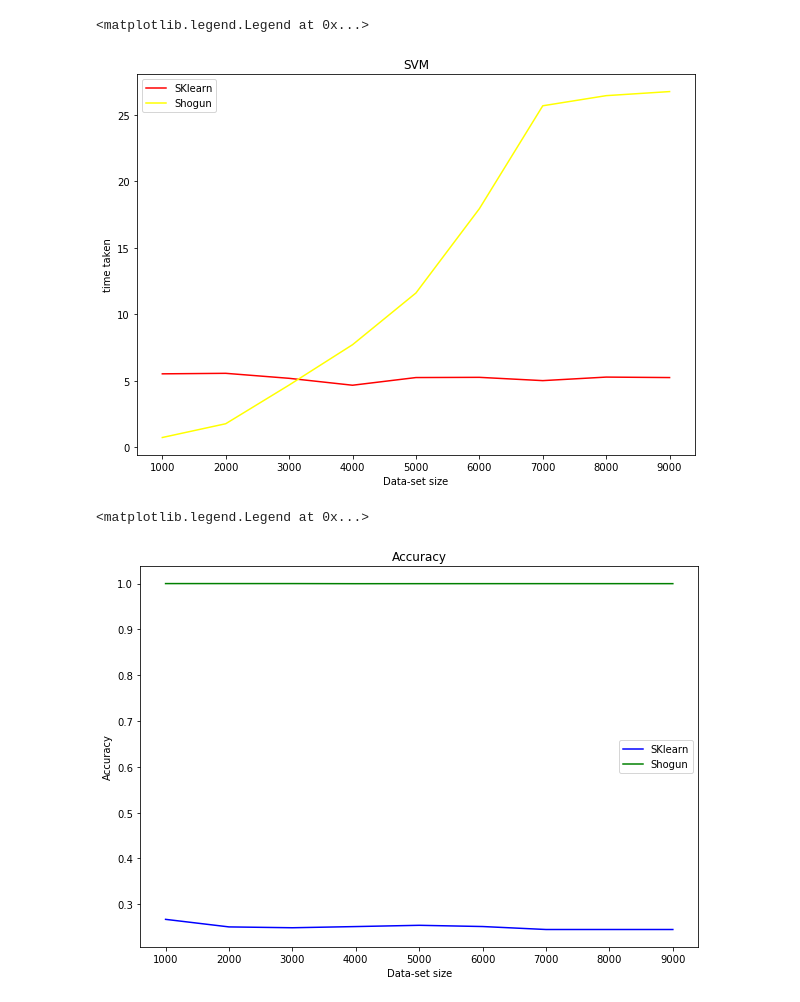
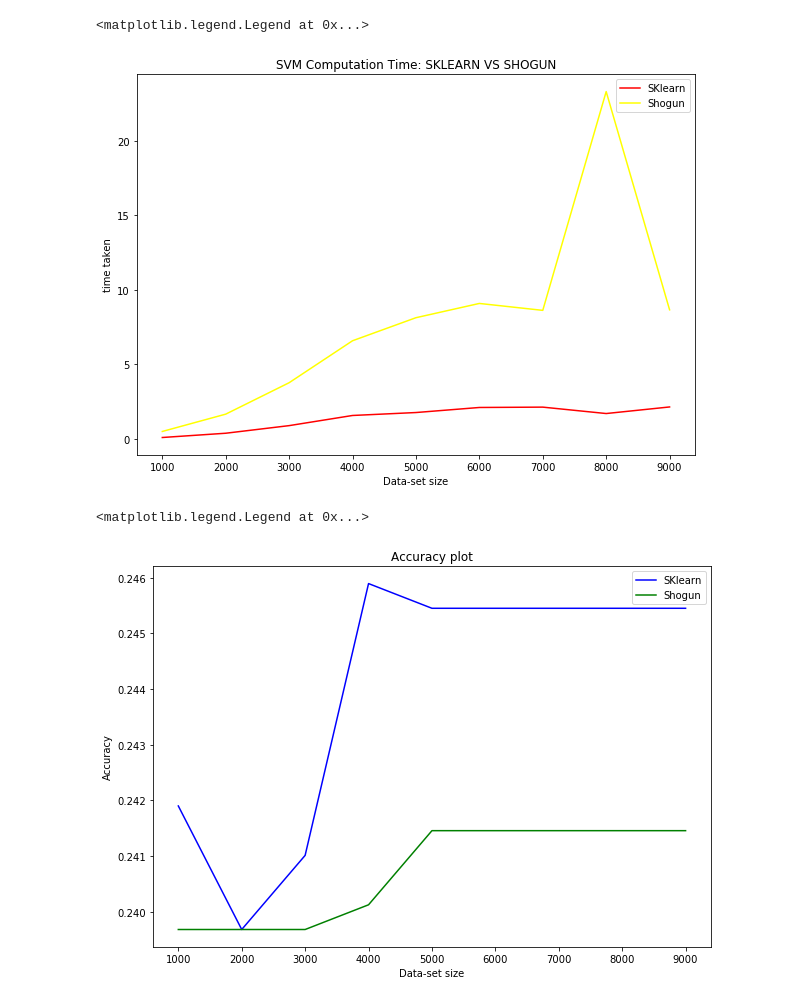
Before and after one commit to NanuSai/shogun-benchmarks, a Jupyter notebook: notebooks/SVM.ipynb, the cells around one changed output. Saved outputs shown, nothing was run; the diff lists cells and outputs as text; code cells hidden in the pictures.

Commit message:
Add Accuracy SVM

```diff
--- a/notebooks/SVM.ipynb
+++ b/notebooks/SVM.ipynb
@@ -43,15 +36,17 @@ cat_vars= list(s[s].index)
 #  Labeling properly the columns with object data type
 le = LabelEncoder()
 
-label_X = X_train.copy()
+num_X = X.copy()
 for col in cat_vars:
-    label_X[col] = le.fit_transform(label_X[col])
-y_train = le.fit_transform(y_train)  #Convert to float
+    num_X[col] = le.fit_transform(X[col])
+y = le.fit_transform(y)  #Convert to float
 
 #Convert features and labels suitable for shogun
-label_X= label_X.to_numpy().astype(float)
-y_train = y_train.astype(float)
-y_train = y_train.reshape(y_train.shape[0],) #reshape to (num_samples,)
+num_X= num_X.to_numpy().astype(float)
+y= y.astype(float)
+y = y.reshape(y.shape[0],) #reshape to (num_samples,)
+
+X_train, X_test, y_train, y_test = train_test_split(num_X, y, test_size=0.33, random_state=42)
 # %%
 #Parameters for plotting
 time_skl = []
@@ -66,22 +61,24 @@ for m in size:
 
 
 #SKLEARN
-    label_X_temp = label_X[:m]
+    X_train_temp = X_train[:m]
     y_train_temp = y_train[:m]
     skr = svm.SVC()
 
     t0 = time()
-    skr.fit(label_X, y_train)
+    skr.fit(X_train_temp, y_train_temp)
     tsk1 = time() - t0
 
-    y_predict = skr.predict(label_X_temp)
-    accuracy_skl.append(accuracy_score(y_train_temp,y_predict))
+    #Predict on test
+    y_predict = skr.predict(X_test)
+    err_skl = accuracy_score(y_test,y_predict)
+    accuracy_skl.append(err_skl) #Accuracy score on entire testset
 
 
 
 
 #SHOGUN
-    train_features = RealFeatures(label_X_temp.T)
+    train_features = RealFeatures(X_train_temp.T)
     labels_train = MulticlassLabels(y_train_temp)
 
 
@@ -96,15 +93,18 @@ for m in size:
     t0 = time()
     sg_svm.train()
     tsg1= time() - t0
-    labels_predict=sg_svm.apply_multiclass(train_features)
+
+    #Apply to test set
+    labels_predict=sg_svm.apply_multiclass(RealFeatures(X_test.T))
     labels_predict = np.array(labels_predict.get_labels())
-    accuracy_sgn.append(accuracy_score(y_train_temp,labels_predict))
+    err_sgn = accuracy_score(y_test,labels_predict)
+    accuracy_sgn.append(err_sgn)
 
 
     print("Sklearn time:  " + str(tsk1))
-    print("SKL Accuracy: " + str(accuracy_score(y_train_temp,y_predict)))
+    print("SKL Accuracy: " + str(err_skl))
     print("Shogun time: " + str(tsg1))
-    print("Shogun Accuracy: " + str(accuracy_score(y_train_temp,labels_predict)))
+    print("Shogun Accuracy: " + str(err_sgn))
     print('\n')
 
     time_skl.append(tsk1)
@@ -131,7 +131,7 @@ Shogun Accuracy: 0.9998534798534798
 # %%
 # PLOTTING ComputationTime
 plt.figure(figsize=(10,7))
-plt.title('SVM')
+plt.title('SVM Computation Time: SKLEARN VS SHOGUN')
 plt.plot(size,time_skl,color='red',label='SKlearn')
 plt.plot(size,time_sgn,color='yellow',label='Shogun')
 plt.xlabel('Data-set size')
@@ -139,16 +139,16 @@ plt.ylabel('time taken')
 plt.legend()
 # %% [output]
 <matplotlib.legend.Legend at 0x...>
-[figure, old version]
+[figure, new version]
 # %%
 # PLOTTING Accuracy
 plt.figure(figsize=(10,7))
-plt.title('Accuracy')
+plt.title('Accuracy plot')
 plt.plot(size,accuracy_skl,color='blue',label='SKlearn')
 plt.plot(size,accuracy_sgn,color='green',label='Shogun')
 plt.xlabel('Data-set size')
 plt.ylabel('Accuracy')
 plt.legend()
 # %% [output]
 <matplotlib.legend.Legend at 0x...>
-[figure, old version]
+[figure, new version]
```
Also changed, not shown: parts of 7 cells of this notebook, 1 other file.
